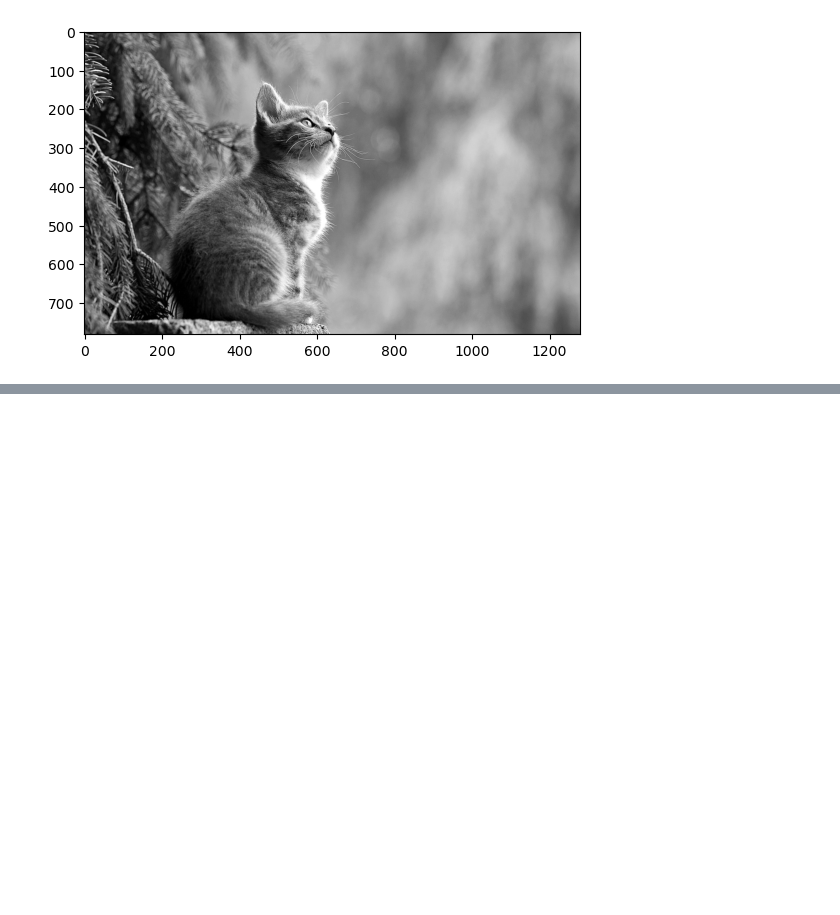
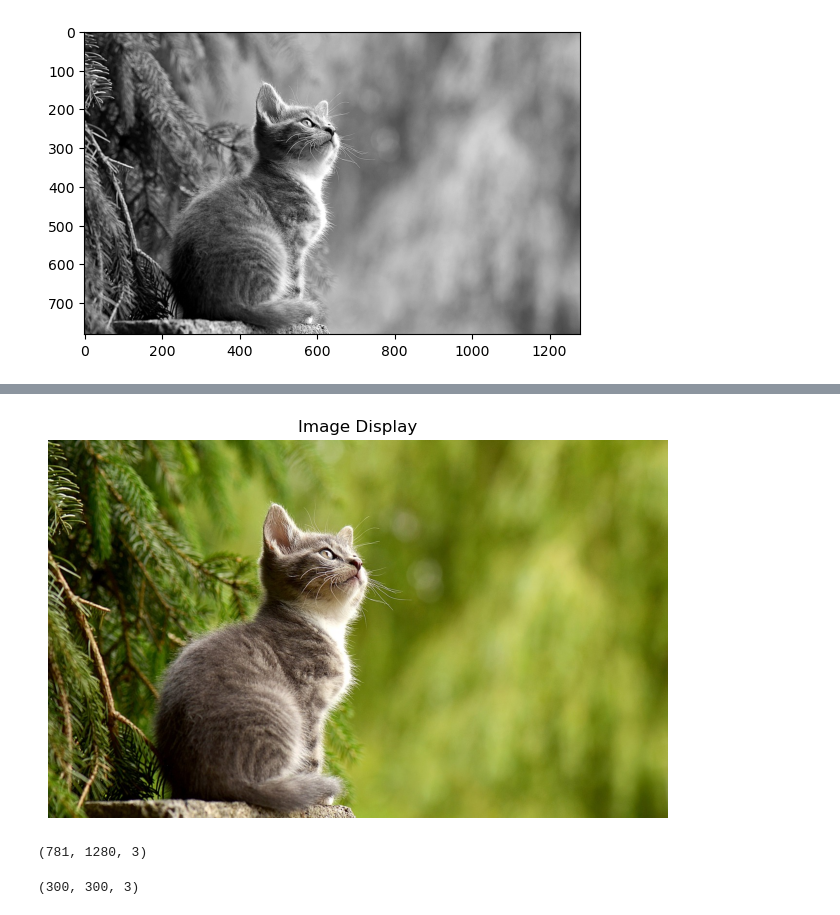
Before and after one commit to pawanraje16/CVDLlab, a Jupyter notebook: Basiclab1.ipynb, the cells around one changed output, grey strips where cells are left out. Saved outputs shown, nothing was run; the diff lists cells and outputs as text; code cells hidden in the pictures; blank space fills up the shorter version.

```diff
--- a/Basiclab1.ipynb
+++ b/Basiclab1.ipynb
@@ -72,0 +73,17 @@ plt.show()
+# %%
+#Create a figure
+fig=plt.figure(figsize=(8,6)) # Specify figure size in inches
+# Add  a single subplot to the figure
+ax=fig.add_subplot(111) #(1 row, 1 column, 1st subplot)
+# Display the image
+ax.imshow(img_rgb)
+ax.axis('off') # Turn off axis labels and ticks
+ax.set_title("Image Display") # Set a title for the subplot
+# Show the figure
+plt.show()
+# %% [output]
+[figure, added]
+# %%
+img_rgb.shape
+# %% [output]
+(781, 1280, 3)
@@ -72,0 +92,4 @@ plt.show()
+# %%
+resied.shape
+# %% [output]
+(300, 300, 3)
```
Also changed, not shown: parts of 4 cells of this notebook.
